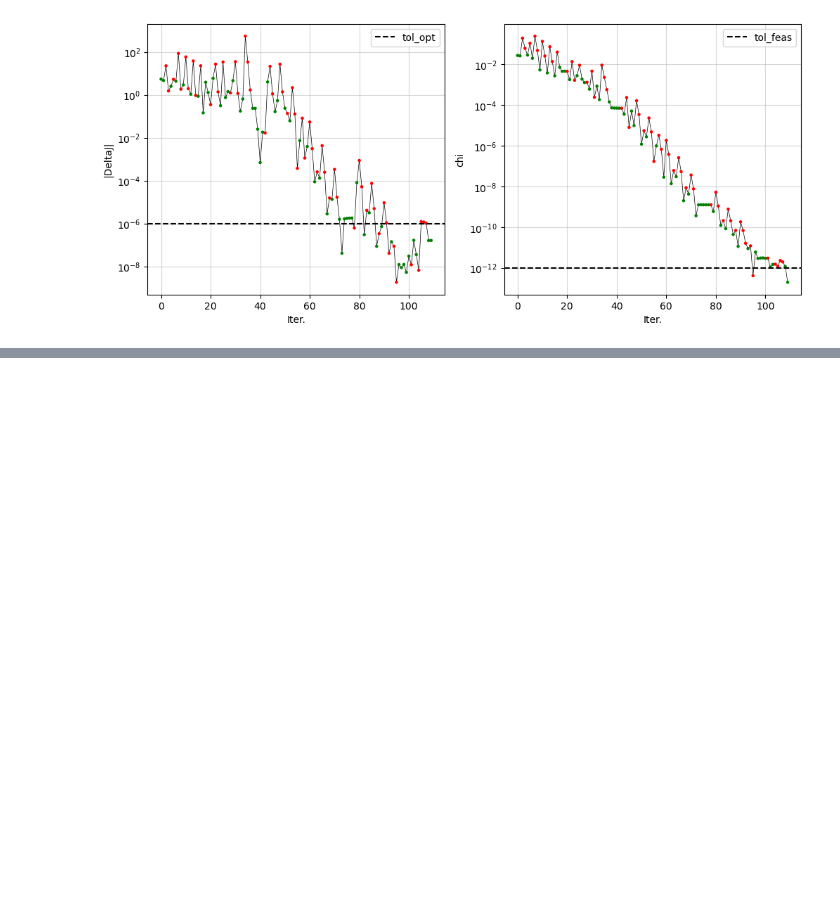
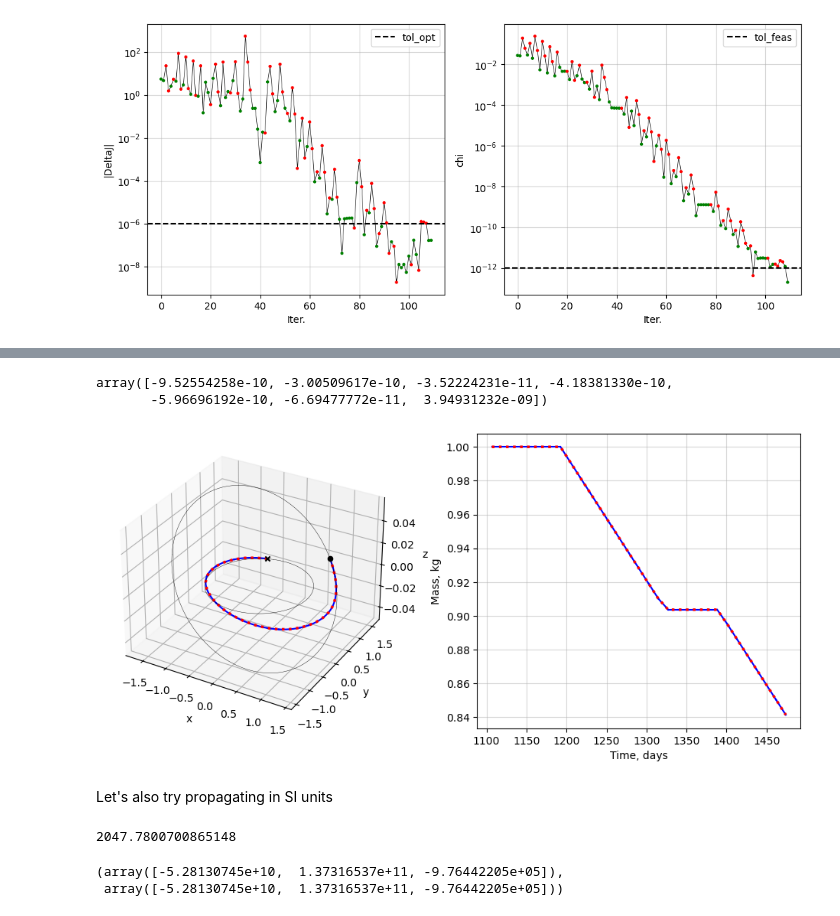
Before and after one commit to Yuricst/scocp, a Jupyter notebook: docs/source/examples/ex_pl2pl.ipynb, the cells around one changed output, grey strips where cells are left out. Drawn from its saved outputs; the diff is of its cells as text; code cells hidden in the pictures; blank space fills up the shorter version.

```diff
--- a/docs/source/examples/ex_pl2pl.ipynb
+++ b/docs/source/examples/ex_pl2pl.ipynb
@@ -373,0 +389,55 @@ plt.show()
+# %%
+ts_mjd2000, states, controls = problem.process_solution(solution)
+# %%
+x0_iter = copy.deepcopy(xopt[0,0:7])     # initial spacecraft state
+states_singleshoot = [x0_iter,]
+
+for idx, (t0,u0) in tqdm(enumerate(zip(ts_mjd2000, controls)), total=len(controls)):
+    r,v,m = pk.propagate_taylor(
+        r0 = x0_iter[0:3],
+        v0 = x0_iter[3:6],
+        m0 = x0_iter[6],
+        thrust = c1 * np.array(u0),
+        tof = xopt[idx+1,7] - xopt[idx,7],
+        mu = mu,
+        veff = c1/c2,
+        log10tol =-15,
+        log10rtol = -15)
+
+    # update spacecraft state
+    x0_iter = np.concatenate((r,v,[m]))
+
+    states_singleshoot.append(copy.deepcopy(x0_iter))
+states_singleshoot = np.array(states_singleshoot)
+# %%
+states_singleshoot[-1,:] - xopt[-1,0:7]   # offset of final state
+# %% [output]
+array([-9.52554258e-10, -3.00509617e-10, -3.52224231e-11, -4.18381330e-10,
+       -5.96696192e-10, -6.69477772e-11,  3.94931232e-09])
+# %%
+fig = plt.figure(figsize=(12,5))
+ax = fig.add_subplot(1,2,1,projection='3d')
+ax.set(xlabel="x", ylabel="y", zlabel="z")
+for (_ts, _ys) in sols:
+    ax.plot(_ys[:,0], _ys[:,1], _ys[:,2], 'b-', linewidth=1.5)
+ax.plot(states_singleshoot[:,0], states_singleshoot[:,1], states_singleshoot[:,2], 'r:', linewidth=2.5)
+ax.scatter(x0[0], x0[1], x0[2], marker='x', color='k', label='Initial state')
+ax.scatter(xf[0], xf[1], xf[2], marker='o', color='k', label='Final state')
+ax.plot(initial_orbit_states[1][:,0], initial_orbit_states[1][:,1], initial_orbit_states[1][:,2], 'k-', lw=0.3)
+ax.plot(final_orbit_states[1][:,0], final_orbit_states[1][:,1], final_orbit_states[1][:,2], 'k-', lw=0.3)
+
+axm = fig.add_subplot(1,2,2)
+axm.grid(True, alpha=0.5)
+axm.set(xlabel="Time, days", ylabel="Mass, kg")
+for (_ts, _ys) in sols:
+    axm.plot(problem.t0_min + _ys[:,7]*problem.TU2DAY, _ys[:,6], 'b-', linewidth=1.5)
+axm.plot(ts_mjd2000, states_singleshoot[:,6], 'r:', linewidth=2.5)
+plt.show()
+# %% [output]
+[figure, added]
+# %% [markdown]
+Let's also try propagating in SI units
+# %%
+x0_iter[6]
+# %% [output]
+2047.7800700865148
@@ -373,0 +466,5 @@ plt.show()
+# %%
+xopt[0,0:3]*problem.r_scaling, solution.x[0,0:3]*problem.r_scaling
+# %% [output]
+(array([-5.28130745e+10,  1.37316537e+11, -9.76442205e+05]),
+ array([-5.28130745e+10,  1.37316537e+11, -9.76442205e+05]))
```
Also changed, not shown: parts of 8 cells of this notebook, 1 other file.
